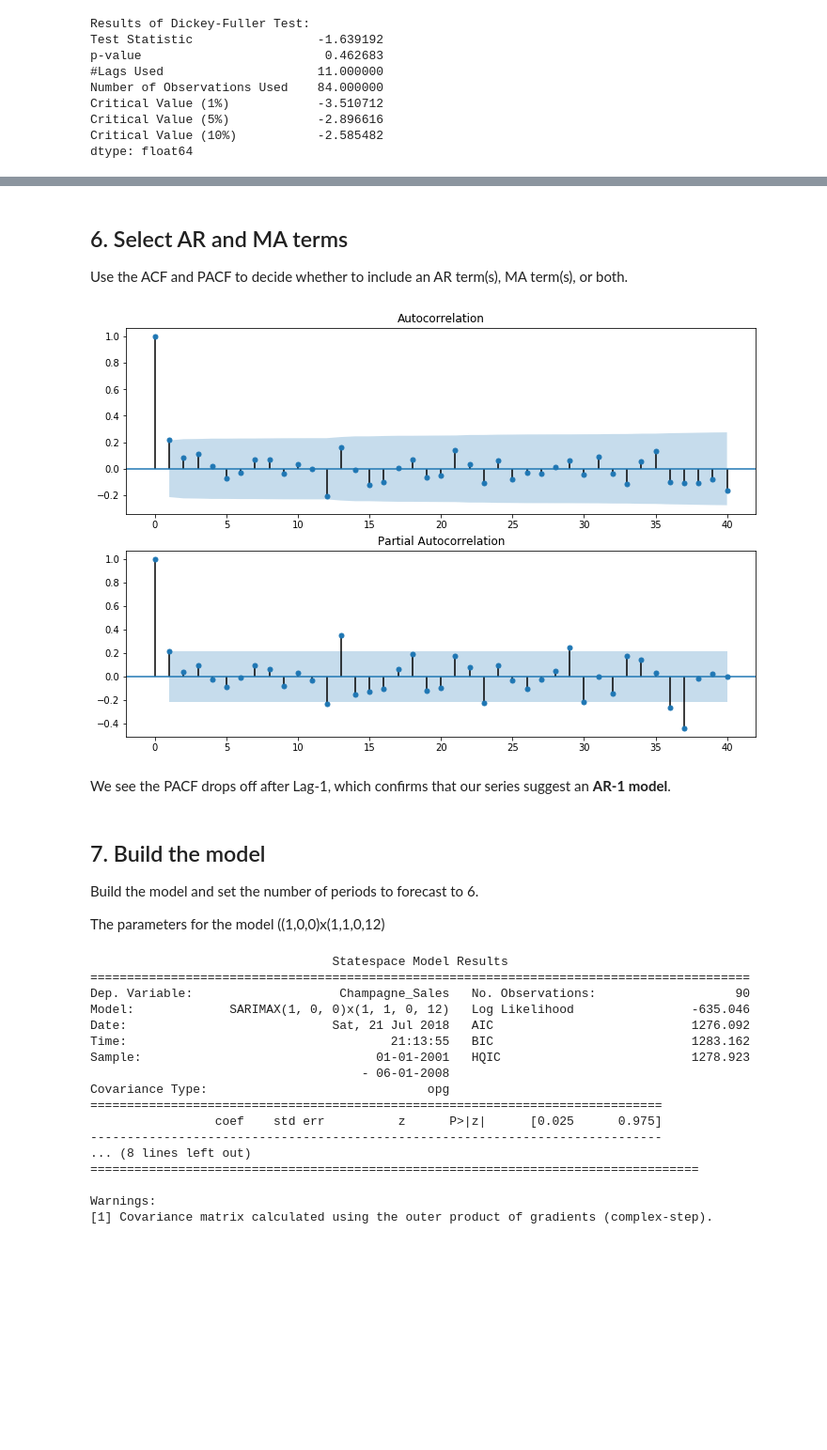
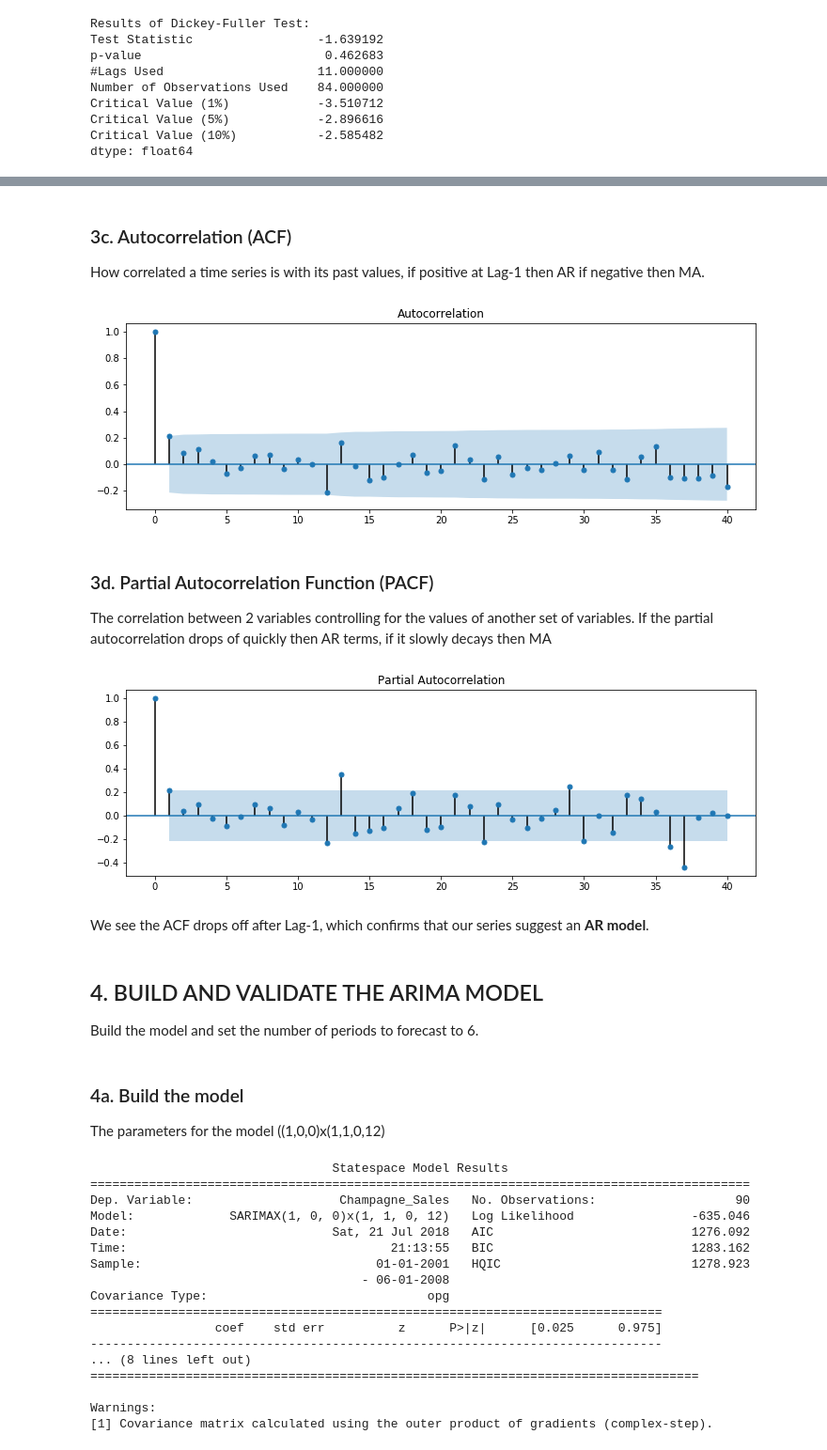
Before and after one commit to kairosart/Audacity-Course-Time-Series-Forecasting, a Jupyter notebook: Constructing an ARIMA Model Quiz/Constructin_ARIMA_model_quiz.ipynb, the cells around one changed output, grey strips where cells are left out. Shown at 94% size. Saved outputs shown, nothing was run; the diff lists cells and outputs as text; code cells hidden in the pictures; blank space fills up the shorter version.

```diff
--- a/Constructing an ARIMA Model Quiz/Constructin_ARIMA_model_quiz.ipynb
+++ b/Constructing an ARIMA Model Quiz/Constructin_ARIMA_model_quiz.ipynb
@@ -226,21 +203,32 @@ plt.show()
-# %% [markdown]
-## 6. Select AR and MA terms
-
-Use the ACF and PACF to decide whether to include an AR term(s), MA term(s), or both.
+# %% [markdown]
+### 3c. Autocorrelation (ACF)
+
+How correlated a time series is with its past values, if positive at Lag-1 then AR if negative then MA.
 # %%
 fig = plt.figure(figsize=(12,8))
 ax1 = fig.add_subplot(211)
 fig = sm.graphics.tsa.plot_acf(df.seasonal_difference.iloc[12:], lags=40, ax=ax1)
-ax2 = fig.add_subplot(212)
-fig = sm.graphics.tsa.plot_pacf(df.seasonal_difference.iloc[12:], lags=40, ax=ax2)
 # %% [output]
-[figure, old version]
+[figure, new version]
+# %% [markdown]
+### 3d. Partial Autocorrelation Function (PACF)
+
+The correlation between 2 variables controlling for the values of another set of variables. If the partial autocorrelation drops of quickly then AR terms, if it slowly decays then MA
+# %%
+fig = plt.figure(figsize=(12,8))
+ax2 = fig.add_subplot(212)
+fig = sm.graphics.tsa.plot_pacf(df.seasonal_difference.iloc[12:], lags=40, ax=ax2)
+# %% [output]
+[figure, added]
 # %% [markdown]
-We see the PACF drops off after Lag-1, which confirms that our series suggest an **AR-1 model**.
+We see the ACF drops off after Lag-1, which confirms that our series suggest an **AR model**.
+# %% [markdown]
+## 4. BUILD AND VALIDATE THE ARIMA MODEL
+
+
+Build the model and set the number of periods to forecast to 6.
 # %% [markdown]
-## 7. Build the model
-
-Build the model and set the number of periods to forecast to 6.
+### 4a. Build the model
 
 The parameters for the model ((1,0,0)x(1,1,0,12)
 # %%
```
Also changed, not shown: parts of 18 cells of this notebook.
